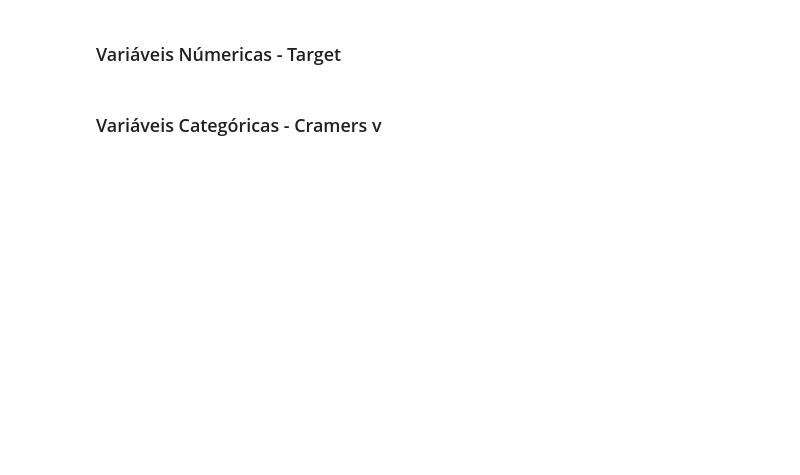
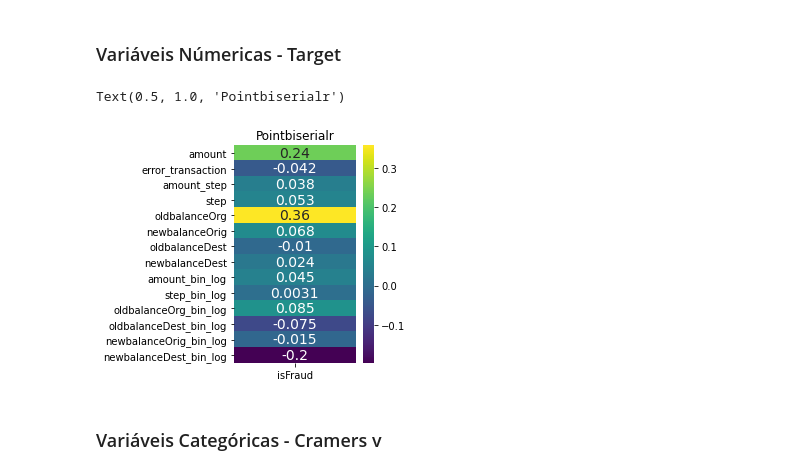
Before and after one commit to bruno154/project-6-blocker-fraud-company, a Jupyter notebook: notebooks/pa002_blocker_fraud2.ipynb, the cells around one changed output. Saved outputs shown, nothing was run; the diff lists cells and outputs as text; code cells hidden in the pictures; blank space fills up the shorter version.

```diff
--- a/notebooks/pa002_blocker_fraud2.ipynb
+++ b/notebooks/pa002_blocker_fraud2.ipynb
@@ -724,31 +859,34 @@ Myheat_map(dataset=train, variaveis=variaveis)
 # %%
 from scipy.stats import pointbiserialr
 
 # Variáveis númericas
 num_vars =  ['amount',
              'error_transaction',
              'amount_step',
              'step',
              'oldbalanceOrg',
              'newbalanceOrig',
              'oldbalanceDest',
              'newbalanceDest',
              'amount_bin_log',
              'step_bin_log',
              'oldbalanceOrg_bin_log',
              'oldbalanceDest_bin_log',
              'newbalanceOrig_bin_log',
              'newbalanceDest_bin_log']
 
 # Correlações
-corrs = [pointbiserialr(train['isFraud'], train[var])[0] for var in num_vars]
+corrs = [pointbiserialr(Xtrain_pd['isFraud'], Xtrain_pd[var])[0] for var in num_vars]
 df_corr = pd.DataFrame({'isFraud': corrs}, index=num_vars)
 
 # Plot Matrix
 fig, ax = plt.subplots()
 plt.subplot(1, 2, 1)
 sns.heatmap(df_corr, annot=True, annot_kws={"fontsize":14}, cmap='viridis')
 plt.title("Pointbiserialr")
+# %% [output]
+Text(0.5, 1.0, 'Pointbiserialr')
+[figure, added]
 # %% [markdown]
 ###  Variáveis Categóricas - Cramers v
 # %%
```
Also changed, not shown: parts of 53 cells of this notebook, 1 other file.
